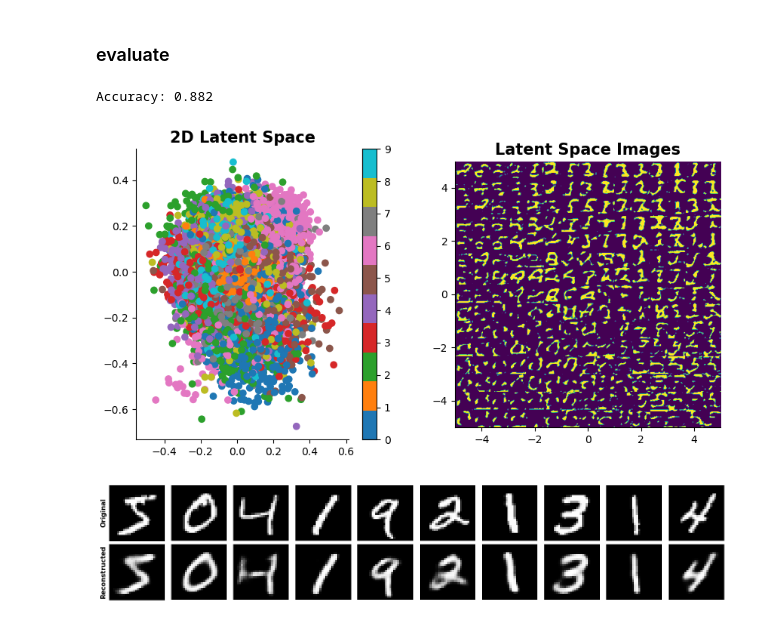
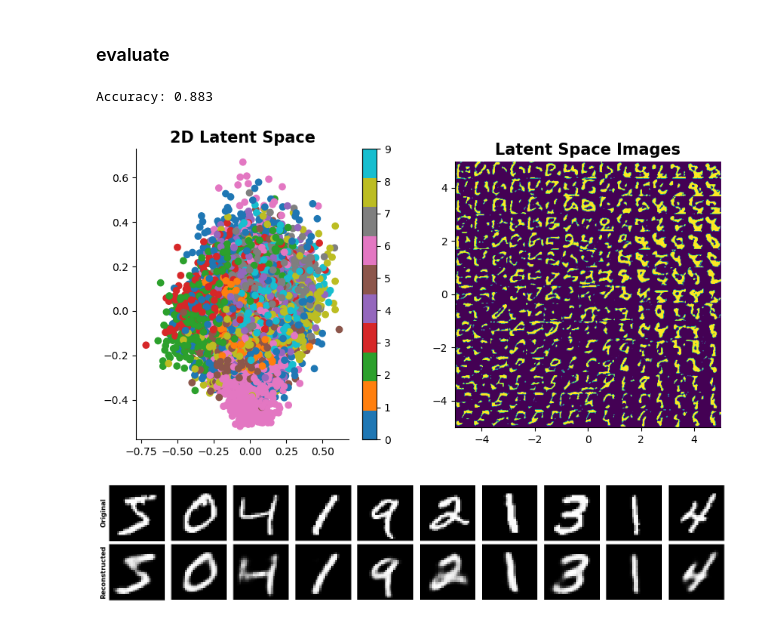
Before and after one commit to emmabacarra/cmbresearch, a Jupyter notebook: autoencoder practice/my convolutional vae.ipynb, the cells around one changed output. Cells and saved outputs as stored; diff of their text form; code cells hidden in the pictures.

```diff
--- a/autoencoder practice/my convolutional vae.ipynb
+++ b/autoencoder practice/my convolutional vae.ipynb
@@ -222,22 +222,22 @@ nnet.train(optimizer=optimizer, epochs=15, x_dim=img_size, lsfn=loss_function)
 # %%
 nnet.evaluate(test_loader)
 
-latent_dims = (3, 8)
+latent_dims = (0, 1)
 
 plt.figure(figsize = (10, 5))
 
 plt.subplot(1, 2, 1)
 plt.title("2D Latent Space", fontsize = 15, fontweight = 'bold')
-nnet.plat(test_loader)
+nnet.plat(test_loader, latent_dims)
 sns.despine()
 
 plt.subplot(1, 2, 2)
 plt.title("Latent Space Images", fontsize = 15, fontweight = 'bold')
 nnet.prec(test_dataset, n=15, rangex=(-5, 5), rangey=(-5, 5), latent_dims=latent_dims)
 sns.despine()
 
 nnet.pgen(test_loader, num_images=10)
 # %% [output]
-Accuracy: 0.882
+Accuracy: 0.883
-[figure, old version]
+[figure, new version]
 [figure]
```
Also changed, not shown: parts of 1 cell of this notebook.
